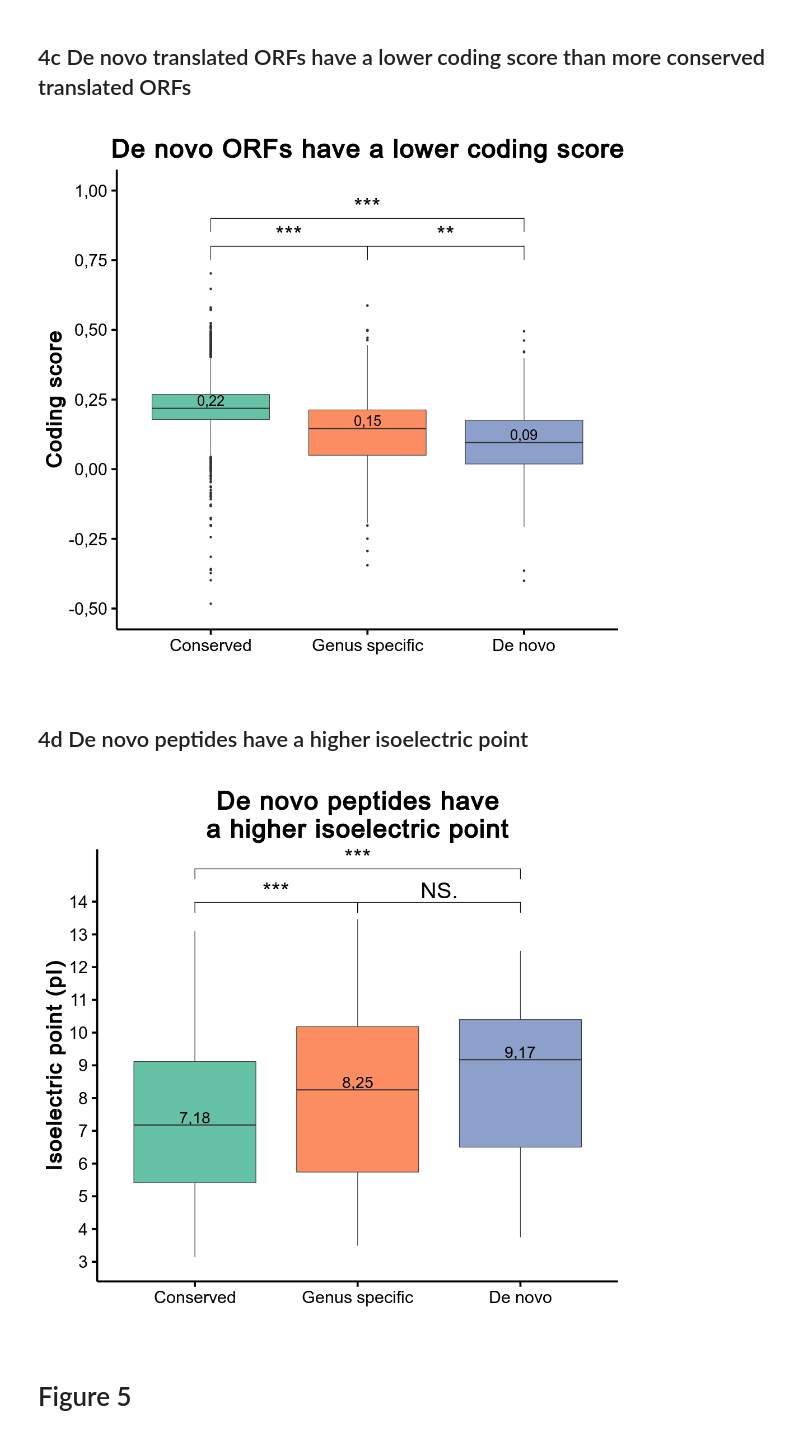
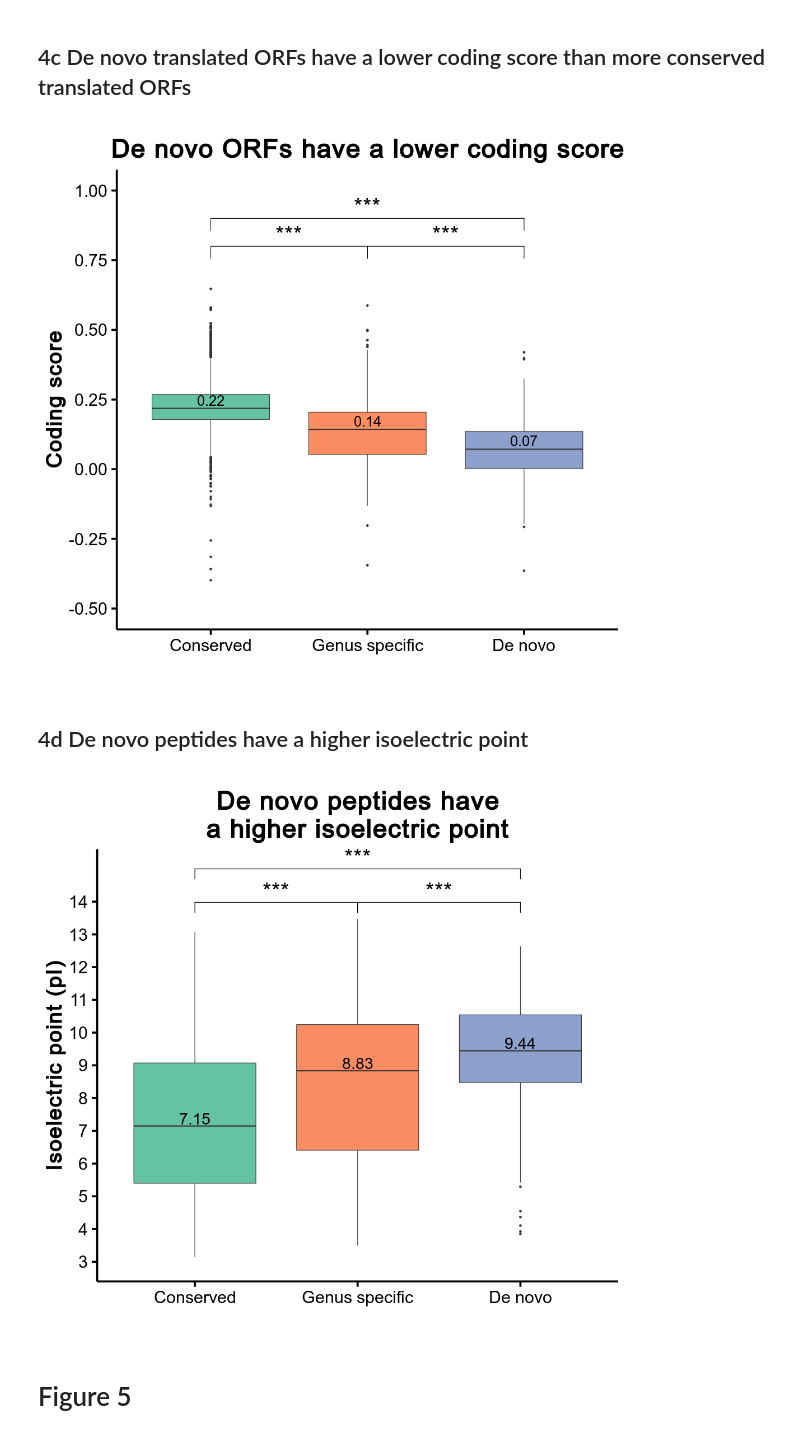
Before and after one commit to willblev/Blevins_etal_2020, a Jupyter notebook: Figures.ipynb, the cells around one changed output. Drawn from its saved outputs; the diff is of its cells as text; code cells hidden in the pictures.

```diff
--- a/Figures.ipynb
+++ b/Figures.ipynb
@@ -74,7 +88,7 @@ theme_Blank <- function(base_size=38, base_family="helvetica") {
 # %%
 %%R
 
-path_to_Blevins_etal_dataset_xlsx<-'/home/william/Dropbox/WB_PhD/manuscripts/WB de novo genes in yeast draft/Blevins_etal_dataset_WB.xlsx'
+path_to_Blevins_etal_dataset_xlsx<-'./Blevins_etal_dataset_WB.xlsx'
 show(excel_sheets(path_to_Blevins_etal_dataset_xlsx))
 
 Blevins_etal_dataset<-path_to_Blevins_etal_dataset_xlsx %>%
@@ -191,17 +210,27 @@ Blevins_etal_dataset$complete_transcriptome<-Blevins_etal_dataset$complete_trans
     separate(longest_translated_ORF_loc_stress, c("longest_translated_ORF_loc_stress_start", "longest_translated_ORF_loc_stress_end"), convert=TRUE,remove = FALSE)
     Blevins_etal_dataset$complete_transcriptome['longest_ORF_length_normal']<-Blevins_etal_dataset$complete_transcriptome$longest_translated_ORF_loc_normal_end-Blevins_etal_dataset$complete_transcriptome$longest_translated_ORF_loc_normal_start
     Blevins_etal_dataset$complete_transcriptome['longest_ORF_length_stress']<-Blevins_etal_dataset$complete_transcriptome$longest_translated_ORF_loc_stress_end-Blevins_etal_dataset$complete_transcriptome$longest_translated_ORF_loc_stress_start
+    Blevins_etal_dataset$complete_transcriptome$longest_ORF_length_normal[is.na(Blevins_etal_dataset$complete_transcriptome$longest_ORF_length_normal)] <- 0
+    Blevins_etal_dataset$complete_transcriptome$longest_ORF_length_stress[is.na(Blevins_etal_dataset$complete_transcriptome$longest_ORF_length_stress)] <- 0
     Blevins_etal_dataset$complete_transcriptome$longest_translated_ORF_of_both_conditions<-ifelse(Blevins_etal_dataset$complete_transcriptome$longest_ORF_length_normal>Blevins_etal_dataset$complete_transcriptome$longest_ORF_length_stress,Blevins_etal_dataset$complete_transcriptome$longest_ORF_length_normal,Blevins_etal_dataset$complete_transcriptome$longest_ORF_length_stress)
     Blevins_etal_dataset$complete_transcriptome$Source <- ifelse(grepl("TCONS_novel", Blevins_etal_dataset$complete_transcriptome$Name), "Novel", "Annotated")
 
-all_coding_transcripts<-subset(Blevins_etal_dataset$complete_transcriptome,Blevins_etal_dataset$complete_transcriptome$Translated_including_CDSs=='Yes' & !is.na(Blevins_etal_dataset$complete_transcriptome$conservation_level) & Blevins_etal_dataset$complete_transcriptome$conservation_level!='NA' )
-    all_coding_transcripts$conservation_level[!is.na(all_coding_transcripts$conservation_level)]
-    all_coding_transcripts$conservation_level <- factor(all_coding_transcripts$conservation_level, levels = c("Conserved", "Genus specific","De novo"))
+longest_annotated_CDSs<-merge(subset(Blevins_etal_dataset$complete_transcriptome, grepl('_CDS',Blevins_etal_dataset$complete_transcriptome$Name)),subset(Blevins_etal_dataset$complete_orfeome, grepl("-1$",Blevins_etal_dataset$complete_orfeome$ORF_ID)), by="transcript_ID")
+translated_ORFs_from_nc_and_novel_transcripts<-merge(subset(Blevins_etal_dataset$complete_transcriptome, !grepl('_CDS',Blevins_etal_dataset$complete_transcriptome$Name) & Translated=='Yes'),subset(Blevins_etal_dataset$complete_orfeome, pvalue_normal>0.7|pvalue_stress>0.7), by="transcript_ID")
+    longest_ORF_per_transcript_translated_ORFs_from_nc_and_novel_transcripts<-subset(translated_ORFs_from_nc_and_novel_transcripts,longest_translated_ORF_of_both_conditions==ORF_ID)
+longest_translated_ORF_from_nc_and_novel_transcripts<- subset(translated_ORFs_from_nc_and_novel_transcripts,longest_translated_ORF_of_both_conditions==ORF_length_nt)
 
-cere_longest_translated_ORFs_density<-ggplot(all_coding_transcripts,aes(x=longest_translated_ORF_of_both_conditions/3,fill=Source))+
+longest_translated_ORF_or_CDS<-rbind(longest_translated_ORF_from_nc_and_novel_transcripts,longest_annotated_CDSs)
+    longest_translated_ORF_or_CDS$ORF_length_nt<-as.numeric(longest_translated_ORF_or_CDS$ORF_length_nt)
+    longest_translated_ORF_or_CDS$coding_score<-as.numeric(longest_translated_ORF_or_CDS$coding_score)
+    longest_translated_ORF_or_CDS<-subset(longest_translated_ORF_or_CDS,!is.na(conservation_level))
+    longest_translated_ORF_or_CDS$conservation_level <- factor(longest_translated_ORF_or_CDS$conservation_level, levels = c("Conserved", "Genus specific","De novo"))
+
+
+cere_longest_translated_ORFs_density<-ggplot(longest_translated_ORF_or_CDS,aes(x=ORF_length_nt/3,fill=Source))+
     geom_density(aes(),alpha=0.8)+
     labs(list(title="Novel transcripts have shorter\n translated ORFs than annotated",y = "Density", x = "Length of longest translated ORF per transcript (aa)"))+
-    scale_x_continuous(trans='log2', breaks=c(10,20,50,100,200,500,1500,5000), limits=c(10,5000))+
+    scale_x_continuous(trans='log2', breaks=c(1,2,5,10,20,50,100,200,500,1500,5000), limits=c(1,5000))+
     scale_y_continuous()+
     scale_fill_manual(values=c("honeydew2","honeydew4"))+
     NULL
@@ -502,18 +530,17 @@ s_cere_conservation_15_fraction_translated + theme_Publication()
 # %%
 %%R -w 1050 -h 1000 -u px
 
+longest_expressed_and_translated_ORF_or_CDS<-subset(longest_translated_ORF_or_CDS,expressed_in_condition_15_15!='neither'|grepl('_CDS',longest_translated_ORF_or_CDS$Name))
+medians<-longest_expressed_and_translated_ORF_or_CDS %>% group_by(conservation_level) %>% summarise(median = median(ORF_length_nt/3, na.rm = TRUE))
 
-
-medians<-all_coding_transcripts %>% group_by(conservation_level) %>% summarise(median = median(longest_translated_ORF_of_both_conditions/3, na.rm = TRUE))
-
-orf_length_boxplot<- ggplot(all_coding_transcripts, aes(x=conservation_level, y=longest_translated_ORF_of_both_conditions/3,fill=conservation_level)) +
+orf_length_boxplot<- ggplot(longest_expressed_and_translated_ORF_or_CDS, aes(x=conservation_level, y=ORF_length_nt/3,fill=conservation_level)) +
     geom_boxplot(notch=FALSE)+
     geom_signif(comparisons = list(c("De novo", "Genus specific"), c("Genus specific", "Conserved")),map_signif_level = TRUE, textsize=14,y_position=13,)+
     geom_signif(comparisons = list(c("De novo", "Conserved")),y_position=14,map_signif_level = TRUE, textsize=14)+
     scale_fill_brewer(palette="Set2",guide=FALSE)+
     scale_y_continuous(trans="log2",breaks=c(8,16,32,64,128,256,512,1024,2048,4096,8192,16384), limits=c(8, 16384))+
     labs(list(title = "De novo ORFs significantly\nshorter than conserved ORFs", y = "Length of ORF (aa)",fill="",x=""))+
-    geom_text(data = medians, aes(x = conservation_level, y = median, label = median), size = 10, vjust = -.1,)
+    geom_text(data = medians, aes(x = conservation_level, y = median, label = median), size = 10, vjust = -.5,)
     NULL
 orf_length_boxplot + theme_Publication()
 # %% [output]
@@ -523,17 +550,9 @@ orf_length_boxplot + theme_Publication()
 # %%
 %%R -w 1050 -h 1000 -u px
 
-all_proteins<-merge(Blevins_etal_dataset$complete_orfeome,all_coding_transcripts, by="transcript_ID")
-translated<-subset(all_proteins,  as.numeric(pvalue_normal)>0.7 |as.numeric(pvalue_stress)>0.7)
-novel_expressed_and_translated<-subset(translated,expressed_in_condition_15_15!='neither' & Source=='Novel'& ORF_length_nt >=30 )
-dim(novel_expressed_and_translated)
+medians<-longest_expressed_and_translated_ORF_or_CDS %>% group_by(conservation_level) %>% summarise(median = median(coding_score, na.rm = TRUE))
 
-all_proteins$coding_score<- as.numeric(all_proteins$coding_score)
-best_ORFs_per_transcript<-subset(all_proteins,all_proteins$ORF_ID==all_proteins$longest_translated_ORF_ID_normal|all_proteins$ORF_ID==all_proteins$longest_translated_ORF_ID_stress)
-
-medians<-best_ORFs_per_transcript %>% group_by(conservation_level) %>% summarise(median = median(coding_score, na.rm = TRUE))
-
-orf_coding_score_boxplot<- ggplot(best_ORFs_per_transcript, aes(x=conservation_level, y=coding_score,fill=conservation_level)) +
+orf_coding_score_boxplot<- ggplot(longest_expressed_and_translated_ORF_or_CDS, aes(x=conservation_level, y=coding_score,fill=conservation_level)) +
     geom_boxplot(notch=FALSE)+
     geom_signif(comparisons = list(c("De novo", "Genus specific"), c("Genus specific", "Conserved")),map_signif_level = TRUE, textsize=14,y_position=.8)+
     geom_signif(comparisons = list(c("De novo", "Conserved")),y_position=.9,map_signif_level = TRUE, textsize=14)+
@@ -544,31 +563,31 @@ orf_coding_score_boxplot<- ggplot(best_ORFs_per_transcript, aes(x=conservation_l
     NULL
 orf_coding_score_boxplot + theme_Publication()
 # %% [output]
-[figure, old version]
+[figure, new version]
 # %% [markdown]
 ## 4d De novo peptides have a higher isoelectric point
 # %%
 %%R -w 1050 -h 1000 -u px
 
 ##Check the isoelectric point of a given sequence
-best_ORFs_per_transcript['isoelectric_point']<-NA
-    pI_values<-sapply(best_ORFs_per_transcript$sequence, function(x) pI(x,pKscale= "EMBOSS") )
-    best_ORFs_per_transcript$isoelectric_point=pI_values
+longest_expressed_and_translated_ORF_or_CDS['isoelectric_point']<-NA
+    pI_values<-sapply(longest_expressed_and_translated_ORF_or_CDS$sequence, function(x) pI(x,pKscale= "EMBOSS") )
+    longest_expressed_and_translated_ORF_or_CDS$isoelectric_point=pI_values
 
-medians<-best_ORFs_per_transcript %>% group_by(conservation_level) %>% summarise(median = median(isoelectric_point, na.rm = TRUE))
+medians<-longest_expressed_and_translated_ORF_or_CDS %>% group_by(conservation_level) %>% summarise(median = median(isoelectric_point, na.rm = TRUE))
 
-orf_isoelectric_boxplot<- ggplot(best_ORFs_per_transcript, aes(x=conservation_level, y=isoelectric_point,fill=conservation_level)) +
+orf_isoelectric_boxplot<- ggplot(longest_expressed_and_translated_ORF_or_CDS, aes(x=conservation_level, y=isoelectric_point,fill=conservation_level)) +
     geom_boxplot(notch=FALSE)+
     geom_signif(comparisons = list(c("De novo", "Genus specific"), c("Genus specific", "Conserved")),map_signif_level = TRUE, textsize=14)+
     geom_signif(comparisons = list(c("De novo", "Conserved")),y_position=15, map_signif_level = TRUE, textsize=14)+
     scale_fill_brewer(palette="Set2", guide=FALSE)+
     scale_y_continuous(breaks=c(0,1,2,3,4,5,6,7,8,9,10,11,12,13,14),limits=c(3,15))+
     labs(list(title = "De novo peptides have\na higher isoelectric point", y = "Isoelectric point (pI)",fill="Conservation level",x=""))+
     geom_text(data = medians, aes(x = conservation_level, y = median, label = sprintf("%0.2f", round(medians$median, digits = 2))),size = 10, vjust = -.15)
     NULL
 orf_isoelectric_boxplot + theme_Publication()
 # %% [output]
-[figure, old version]
+[figure, new version]
 # %% [markdown]
 # Figure 5
 # %% [markdown]
```
Also changed, not shown: parts of 24 cells of this notebook, 5 other files.
